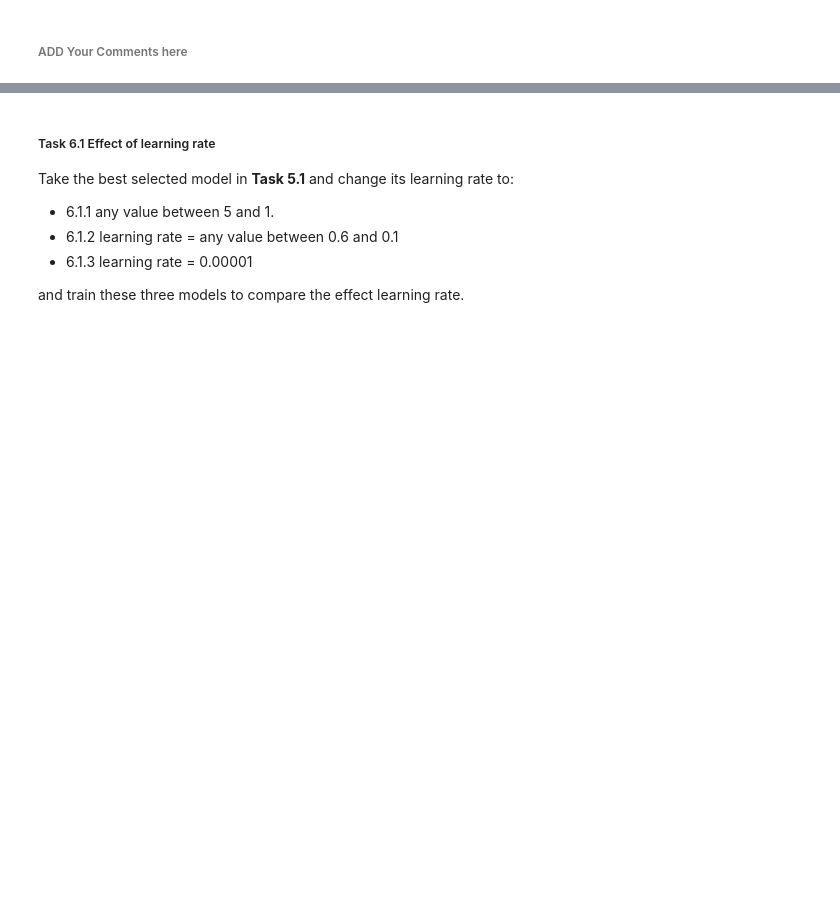
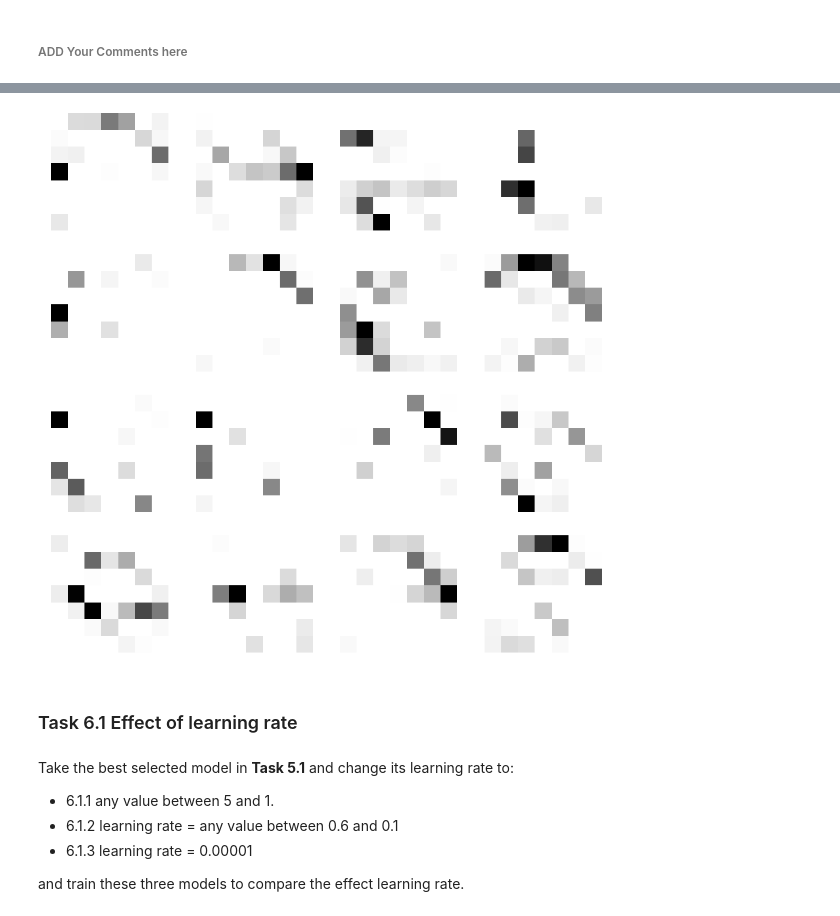
Before and after one commit to asim29/CS437-Deep_Learning, a Jupyter notebook: Assignment_3/20100237_hw3.ipynb, the cells around one changed output, grey strips where cells are left out. Saved outputs shown, nothing was run; the diff lists cells and outputs as text; code cells hidden in the pictures; blank space fills up the shorter version.

```diff
--- a/Assignment_3/20100237_hw3.ipynb
+++ b/Assignment_3/20100237_hw3.ipynb
@@ -333,0 +704,3 @@ In this task, you are required to visualize the activations (outputs) of both th
+# %%
+model_conv2 = Model(inputs=model_initial.get_layer('input_im').output,
+                  outputs=model_initial.get_layer('conv2d_2').output)
@@ -334,6 +712,15 @@ In this task, you are required to visualize the activations (outputs) of both th
+# %%
+fig, axes = plt.subplots(nrows=4, ncols=4, figsize=(15,15), dpi=80)
+
+for i,ax in enumerate(axes.flatten()):
+    ax.imshow(con2_activations[0,:,:,i]);
+    ax.grid(False);
+    ax.axis('off');
+# %% [output]
+[figure, added]
+# %% [markdown]
+### Task 6.1  Effect of learning rate
 # %% [markdown]
-##### Task 6.1  Effect of learning rate
-
 Take the best selected model in __Task 5.1__ and change its learning rate to:
 - 6.1.1 any value between 5 and 1.
 - 6.1.2 learning rate = any value between 0.6 and  0.1
```
Also changed, not shown: parts of 84 cells of this notebook, 1 other file.
